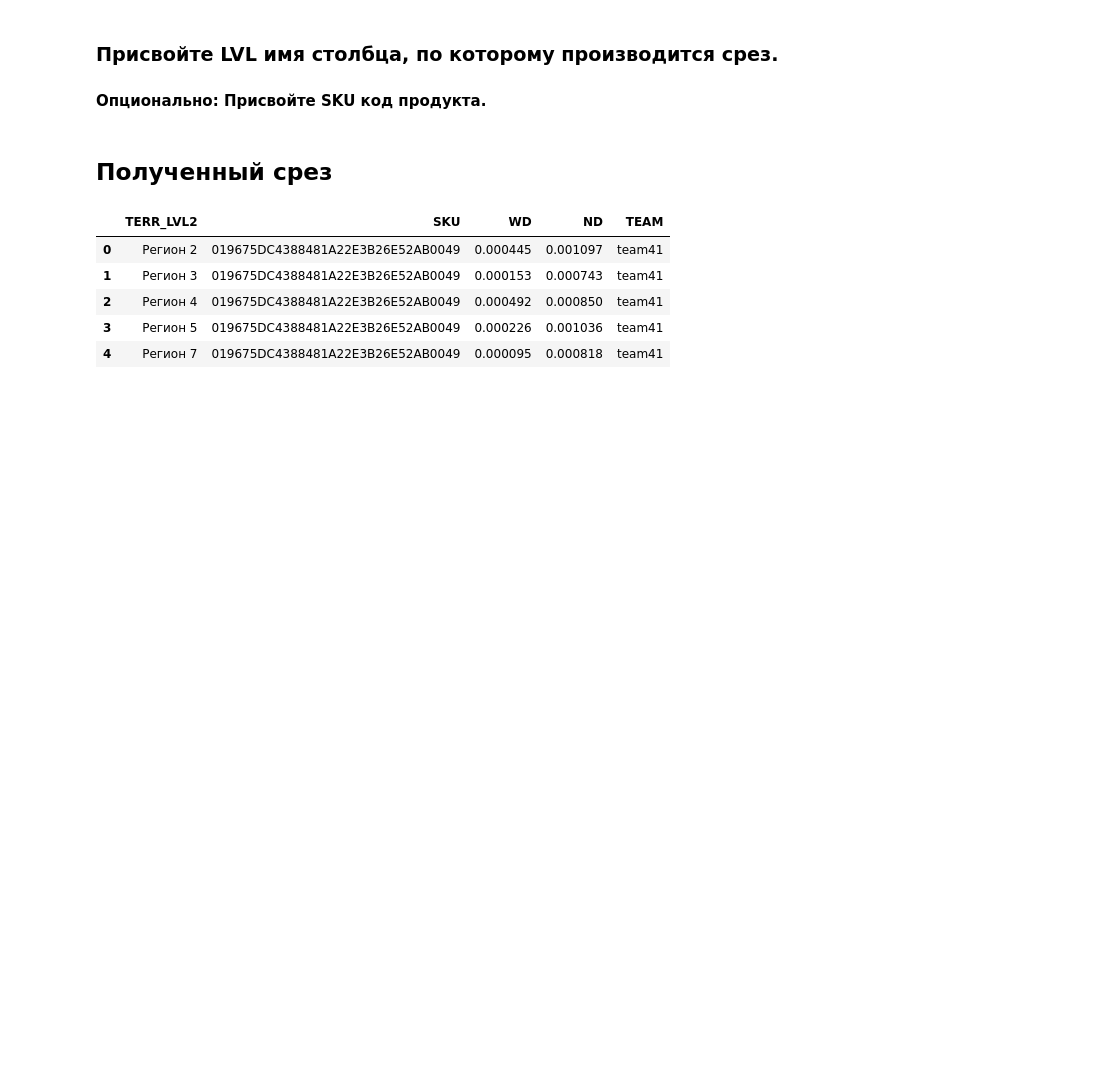
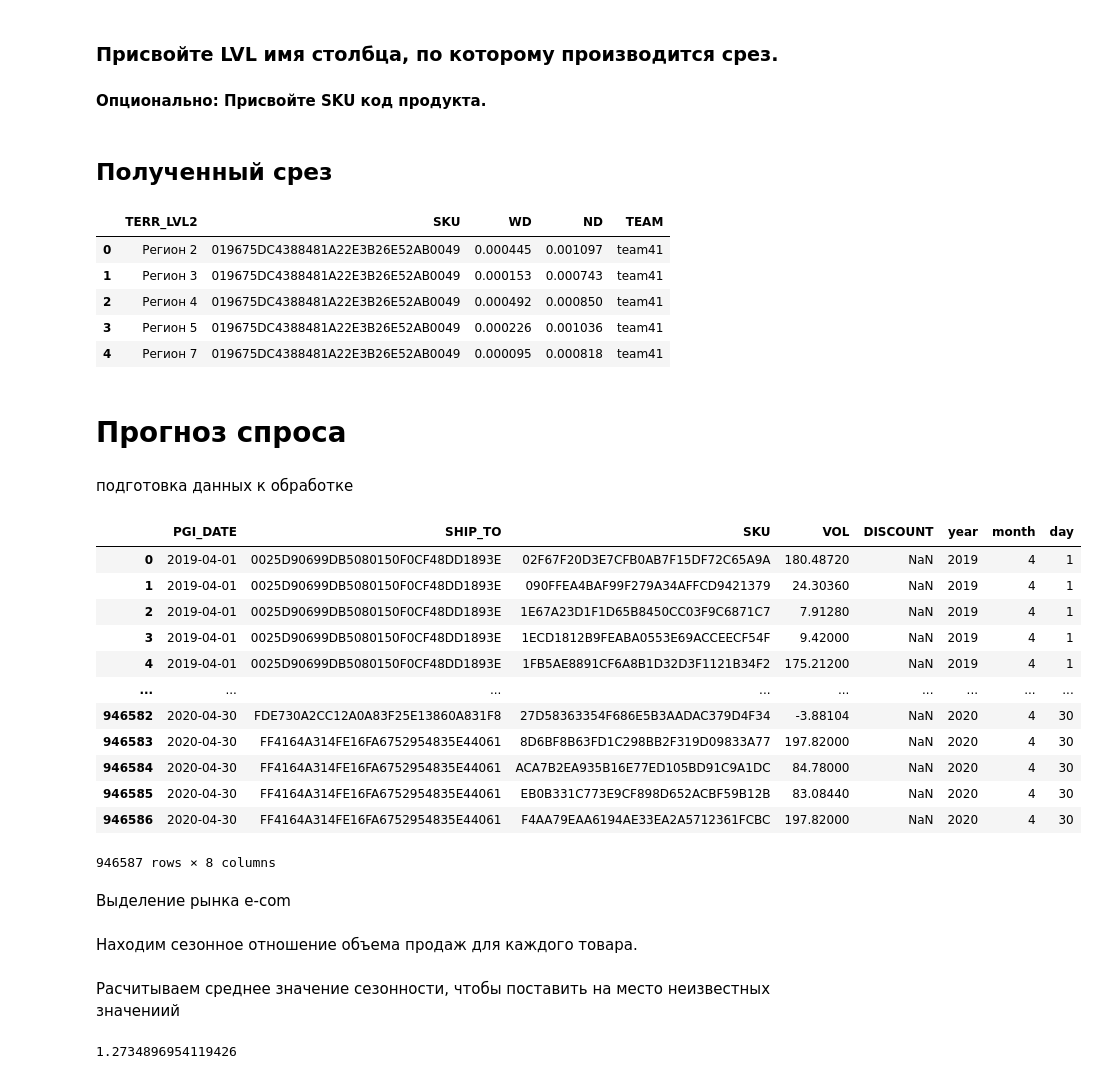
Before and after one commit to LotFullKa/UBurWA, a Jupyter notebook: jupiter_note/Team_UB_WA.ipynb, the cells around one changed output. Saved outputs shown, nothing was run; the diff lists cells and outputs as text; code cells hidden in the pictures; blank space fills up the shorter version.

```diff
--- a/jupiter_note/Team_UB_WA.ipynb
+++ b/jupiter_note/Team_UB_WA.ipynb
@@ -277,3 +277,23 @@ TD_RES_ND_WD
 | 2 | Регион 4 | 019675DC4388481A22E3B26E52AB0049 | 0.000492 | 0.000850 | team41 |
 | 3 | Регион 5 | 019675DC4388481A22E3B26E52AB0049 | 0.000226 | 0.001036 | team41 |
 | 4 | Регион 7 | 019675DC4388481A22E3B26E52AB0049 | 0.000095 | 0.000818 | team41 |
+# %% [markdown]
+# Прогноз спроса
+# %% [markdown]
+подготовка данных к обработке
+# %%
+sales
+# %% [output]
+|  | PGI_DATE | SHIP_TO | SKU | VOL | DISCOUNT | year | month | day |
+| 0 | 2019-04-01 | 0025D90699DB5080150F0CF48DD1893E | 02F67F20D3E7CFB0AB7F15DF72C65A9A | 180.48720 | NaN | 2019 | 4 | 1 |
+| 1 | 2019-04-01 | 0025D90699DB5080150F0CF48DD1893E | 090FFEA4BAF99F279A34AFFCD9421379 | 24.30360 | NaN | 2019 | 4 | 1 |
+| 2 | 2019-04-01 | 0025D90699DB5080150F0CF48DD1893E | 1E67A23D1F1D65B8450CC03F9C6871C7 | 7.91280 | NaN | 2019 | 4 | 1 |
+| 3 | 2019-04-01 | 0025D90699DB5080150F0CF48DD1893E | 1ECD1812B9FEABA0553E69ACCEECF54F | 9.42000 | NaN | 2019 | 4 | 1 |
+| 4 | 2019-04-01 | 0025D90699DB5080150F0CF48DD1893E | 1FB5AE8891CF6A8B1D32D3F1121B34F2 | 175.21200 | NaN | 2019 | 4 | 1 |
+| ... | ... | ... | ... | ... | ... | ... | ... | ... |
+| 946582 | 2020-04-30 | FDE730A2CC12A0A83F25E13860A831F8 | 27D58363354F686E5B3AADAC379D4F34 | -3.88104 | NaN | 2020 | 4 | 30 |
+| 946583 | 2020-04-30 | FF4164A314FE16FA6752954835E44061 | 8D6BF8B63FD1C298BB2F319D09833A77 | 197.82000 | NaN | 2020 | 4 | 30 |
+| 946584 | 2020-04-30 | FF4164A314FE16FA6752954835E44061 | ACA7B2EA935B16E77ED105BD91C9A1DC | 84.78000 | NaN | 2020 | 4 | 30 |
+| 946585 | 2020-04-30 | FF4164A314FE16FA6752954835E44061 | EB0B331C773E9CF898D652ACBF59B12B | 83.08440 | NaN | 2020 | 4 | 30 |
+| 946586 | 2020-04-30 | FF4164A314FE16FA6752954835E44061 | F4AA79EAA6194AE33EA2A5712361FCBC | 197.82000 | NaN | 2020 | 4 | 30 |
+946587 rows × 8 columns
@@ -279,0 +310,2 @@ TD_RES_ND_WD
+# %% [markdown]
+Выделение рынка e-com
@@ -279,0 +322,2 @@ TD_RES_ND_WD
+# %% [markdown]
+Находим сезонное отношение объема продаж для каждого товара.
@@ -279,0 +336,10 @@ TD_RES_ND_WD
+# %% [markdown]
+Расчитываем среднее значение сезонности, чтобы поставить на место неизвестных значениий
+# %%
+year = 2020
+vol_4_20 = data4[(data4['month'] == 4) & (data4['year'] == year)]
+vol_4_20 = vol_4_20.merge(otn_10_4, how='outer', on=['SKU'])
+awesome_number = vol_4_20.otnoshenie.mean()
+awesome_number
+# %% [output]
+1.2734896954119426
```
Also changed, not shown: parts of 5 cells of this notebook.
